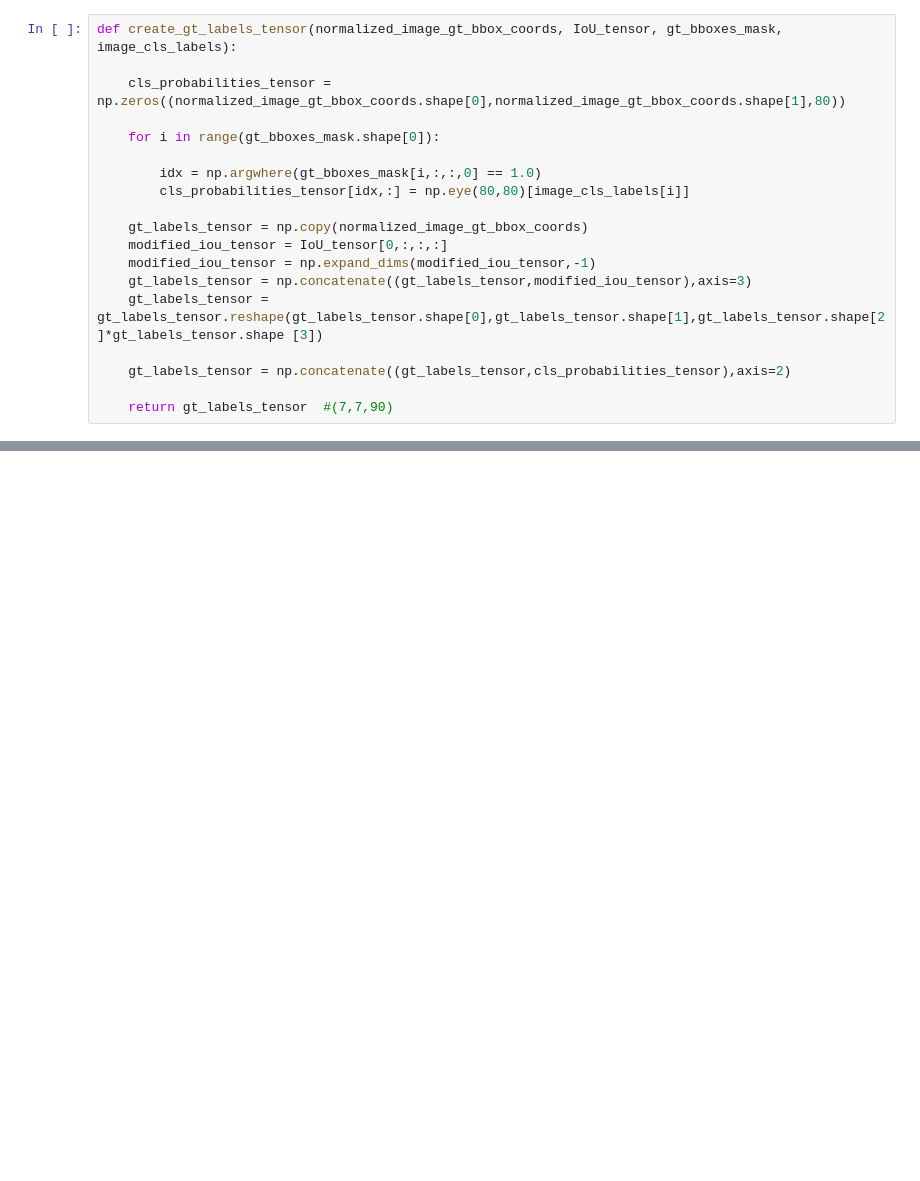
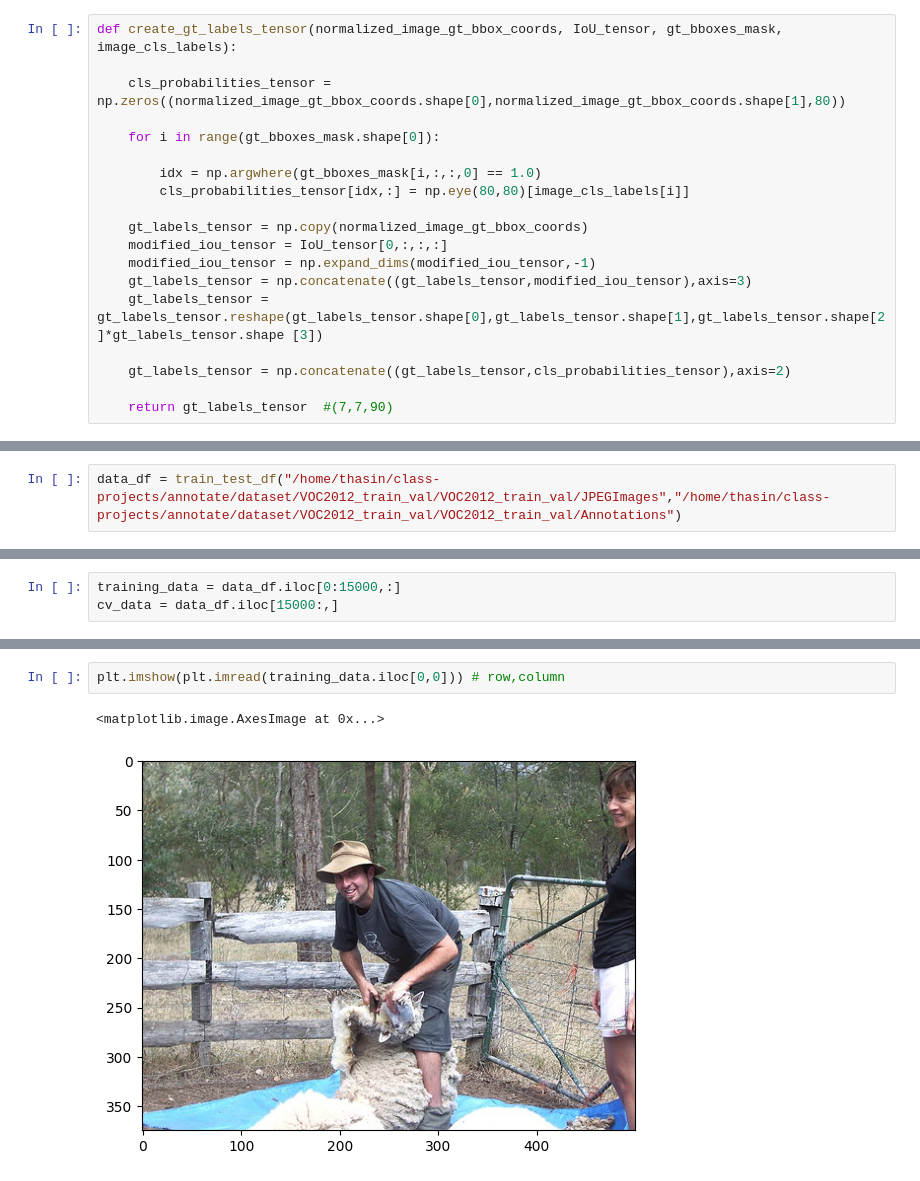
Before and after one commit to Thasinkhan1/auto-annotate, a Jupyter notebook: utilities.ipynb, the cells around one changed output, grey strips where cells are left out. Drawn from its saved outputs; the diff is of its cells as text; blank space fills up the shorter version.

```diff
--- a/utilities.ipynb
+++ b/utilities.ipynb
@@ -184,0 +224,2 @@ def custom_data_generator(data_df, Y_true, mb_size):
+# %%
+data_df = train_test_df("/home/thasin/class-projects/annotate/dataset/VOC2012_train_val/VOC2012_train_val/JPEGImages","/home/thasin/class-projects/annotate/dataset/VOC2012_train_val/VOC2012_train_val/Annotations")
@@ -184,0 +230,3 @@ def custom_data_generator(data_df, Y_true, mb_size):
+# %%
+training_data = data_df.iloc[0:15000,:]
+cv_data = data_df.iloc[15000:,]
@@ -184,0 +255,5 @@ def custom_data_generator(data_df, Y_true, mb_size):
+# %%
+plt.imshow(plt.imread(training_data.iloc[0,0])) # row,column
+# %% [output]
+<matplotlib.image.AxesImage at 0x...>
+[figure, added]
```
Also changed, not shown: parts of 20 cells of this notebook, 1 other file.
